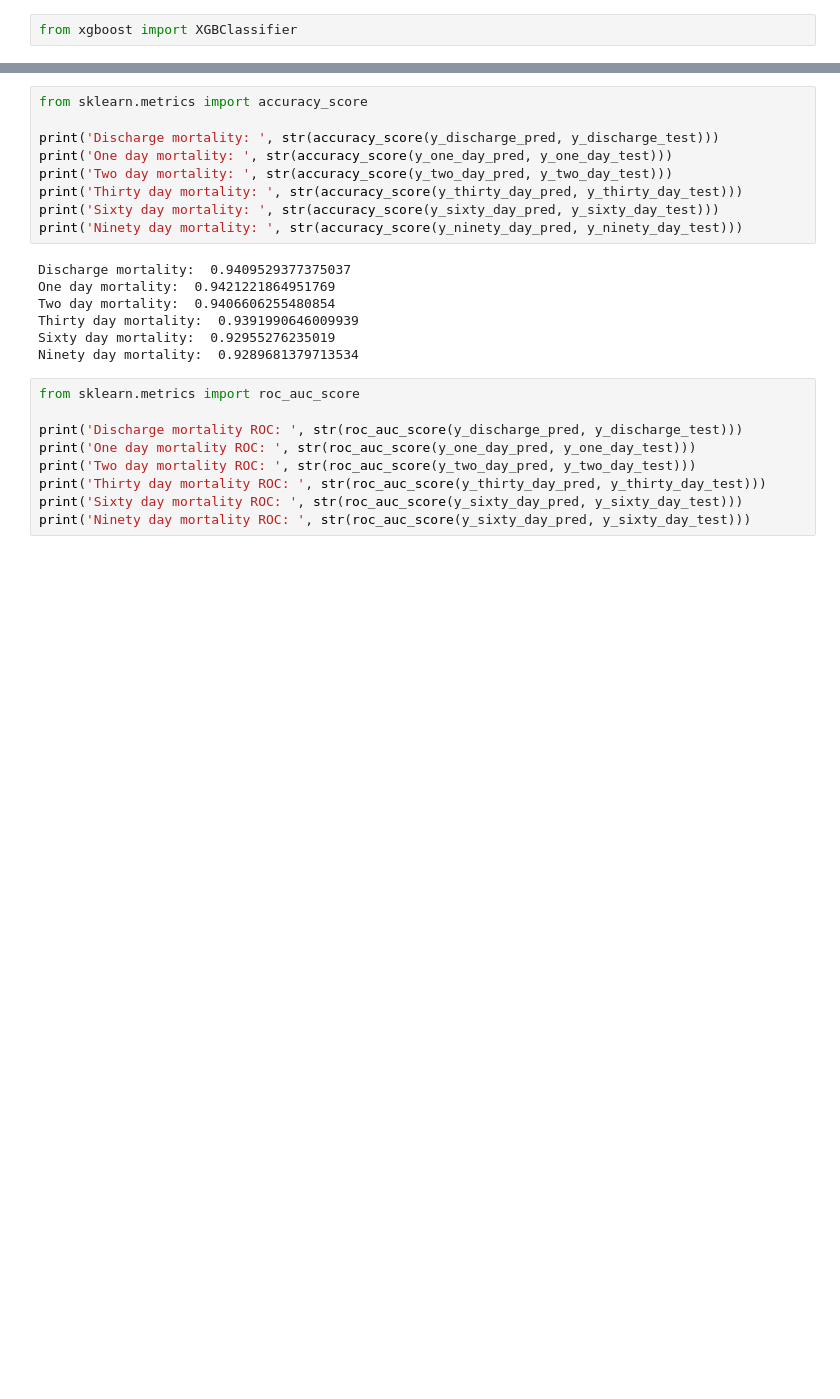
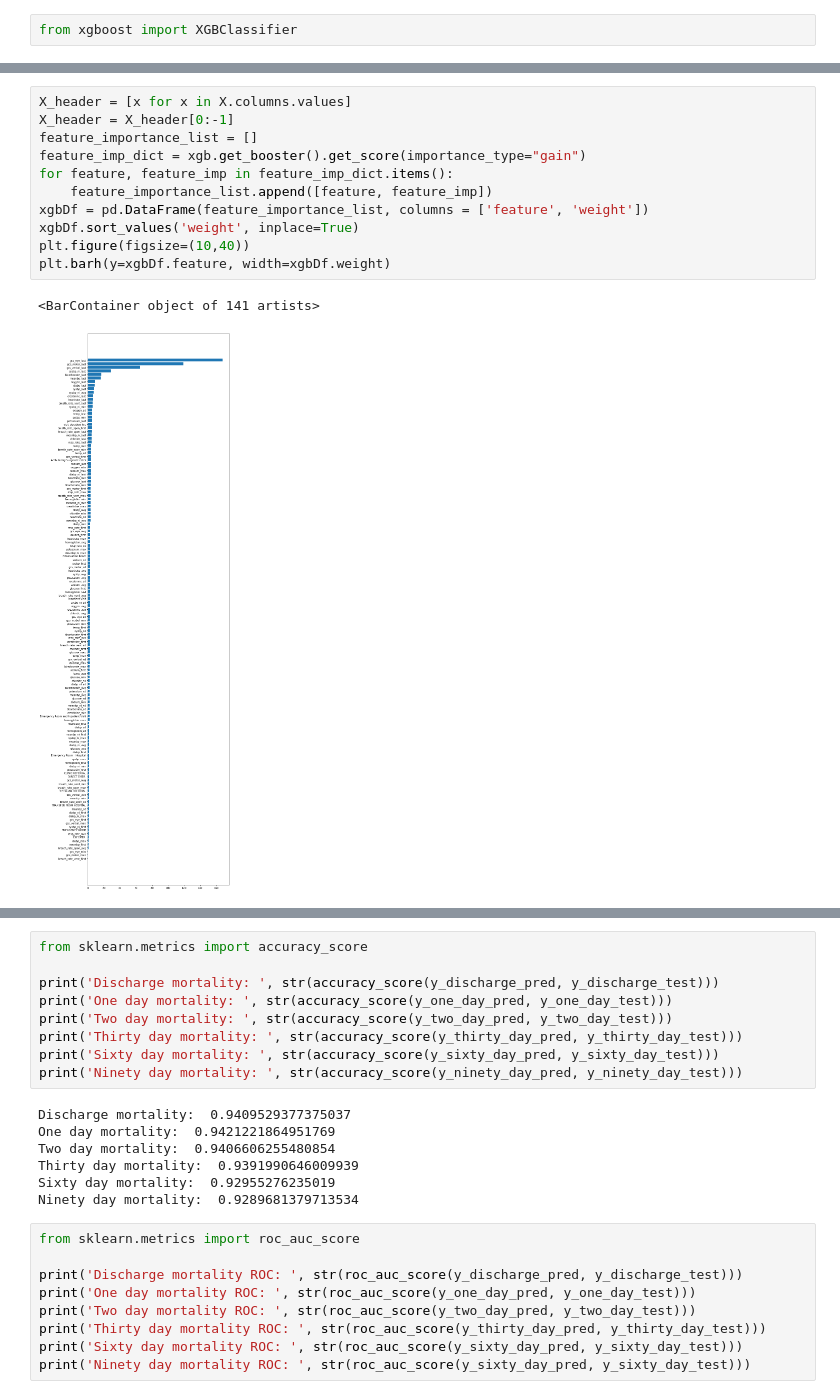
Before and after one commit to ryashpal/ML, a Jupyter notebook: mortality/ml_sepsis_icd.ipynb, the cells around one changed output, grey strips where cells are left out. Drawn from its saved outputs; the diff is of its cells as text; blank space fills up the shorter version.

Commit message:
neural network + feature importance

```diff
--- a/mortality/ml_sepsis_icd.ipynb
+++ b/mortality/ml_sepsis_icd.ipynb
@@ -191,3 +191,17 @@ y_discharge_pred = xgb.predict(X_test)
+# %%
+X_header = [x for x in X.columns.values]
+X_header = X_header[0:-1]
+feature_importance_list = []
+feature_imp_dict = xgb.get_booster().get_score(importance_type="gain")
+for feature, feature_imp in feature_imp_dict.items():
+    feature_importance_list.append([feature, feature_imp])
+xgbDf = pd.DataFrame(feature_importance_list, columns = ['feature', 'weight'])
+xgbDf.sort_values('weight', inplace=True)
+plt.figure(figsize=(10,40))
+plt.barh(y=xgbDf.feature, width=xgbDf.weight)
+# %% [output]
+<BarContainer object of 141 artists>
+[figure, added]
 # %%
 xgb = XGBClassifier()
 xgb.fit(X_train, y_one_day_train)
```
Also changed, not shown: parts of 17 cells of this notebook.
